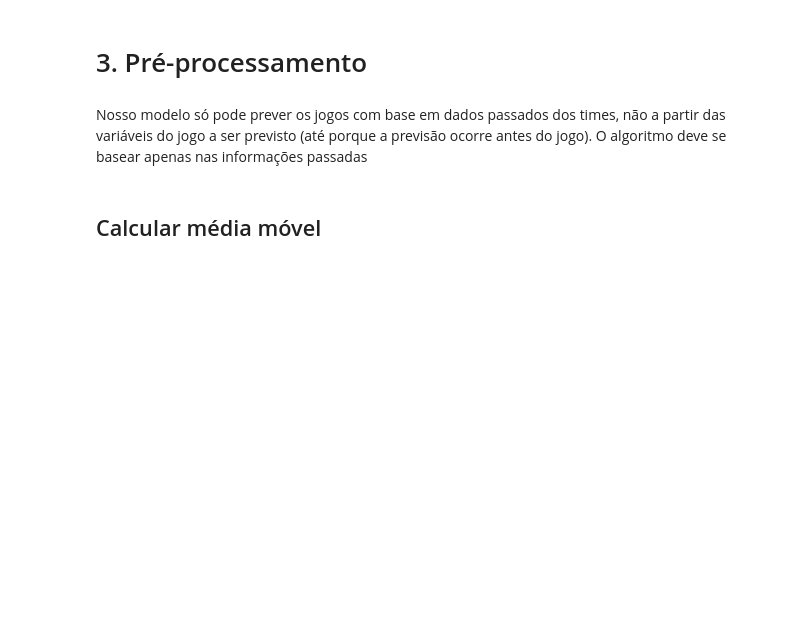
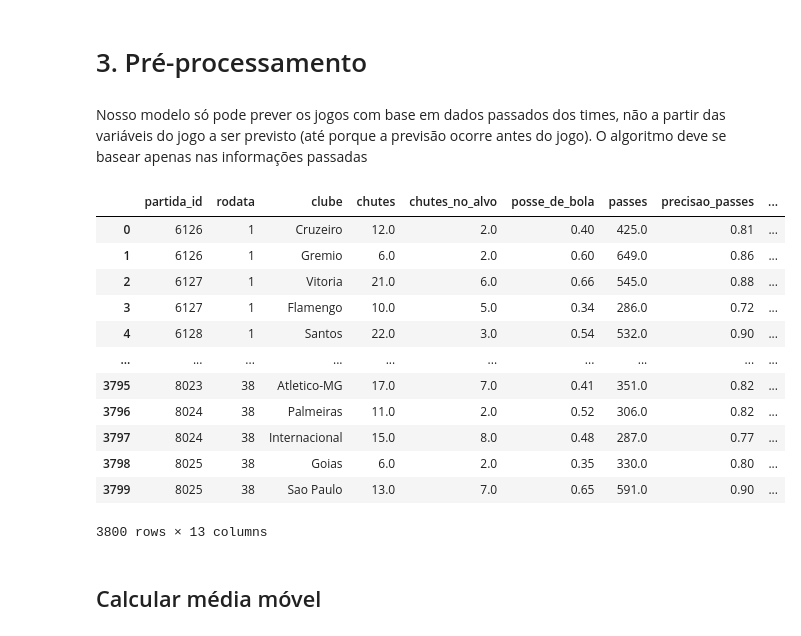
Before and after one commit to herozandn/DataScience2, a Jupyter notebook: Códigos/Ceres.ipynb, the cells around one changed output. Cells and saved outputs as stored; diff of their text form; code cells hidden in the pictures; blank space fills up the shorter version.

```diff
--- a/Códigos/Ceres.ipynb
+++ b/Códigos/Ceres.ipynb
@@ -10,6 +10,22 @@ import os
 # %%
 df = pd.read_csv('dados_brasileirao_tratados.csv')
 brasileirao = pd.read_csv('jogos_brasileirao.csv')
+# %%
+df
+# %% [output]
+|  | partida_id | rodata | clube | chutes | chutes_no_alvo | posse_de_bola | passes | precisao_passes | ... |
+| 0 | 6126 | 1 | Cruzeiro | 12.0 | 2.0 | 0.40 | 425.0 | 0.81 | ... |
+| 1 | 6126 | 1 | Gremio | 6.0 | 2.0 | 0.60 | 649.0 | 0.86 | ... |
+| 2 | 6127 | 1 | Vitoria | 21.0 | 6.0 | 0.66 | 545.0 | 0.88 | ... |
+| 3 | 6127 | 1 | Flamengo | 10.0 | 5.0 | 0.34 | 286.0 | 0.72 | ... |
+| 4 | 6128 | 1 | Santos | 22.0 | 3.0 | 0.54 | 532.0 | 0.90 | ... |
+| ... | ... | ... | ... | ... | ... | ... | ... | ... | ... |
+| 3795 | 8023 | 38 | Atletico-MG | 17.0 | 7.0 | 0.41 | 351.0 | 0.82 | ... |
+| 3796 | 8024 | 38 | Palmeiras | 11.0 | 2.0 | 0.52 | 306.0 | 0.82 | ... |
+| 3797 | 8024 | 38 | Internacional | 15.0 | 8.0 | 0.48 | 287.0 | 0.77 | ... |
+| 3798 | 8025 | 38 | Goias | 6.0 | 2.0 | 0.35 | 330.0 | 0.80 | ... |
+| 3799 | 8025 | 38 | Sao Paulo | 13.0 | 7.0 | 0.65 | 591.0 | 0.90 | ... |
+3800 rows × 13 columns
 # %% [markdown]
 ## Calcular média móvel
 # %% [markdown]
```
Also changed, not shown: parts of 25 cells of this notebook, 4 other files.
